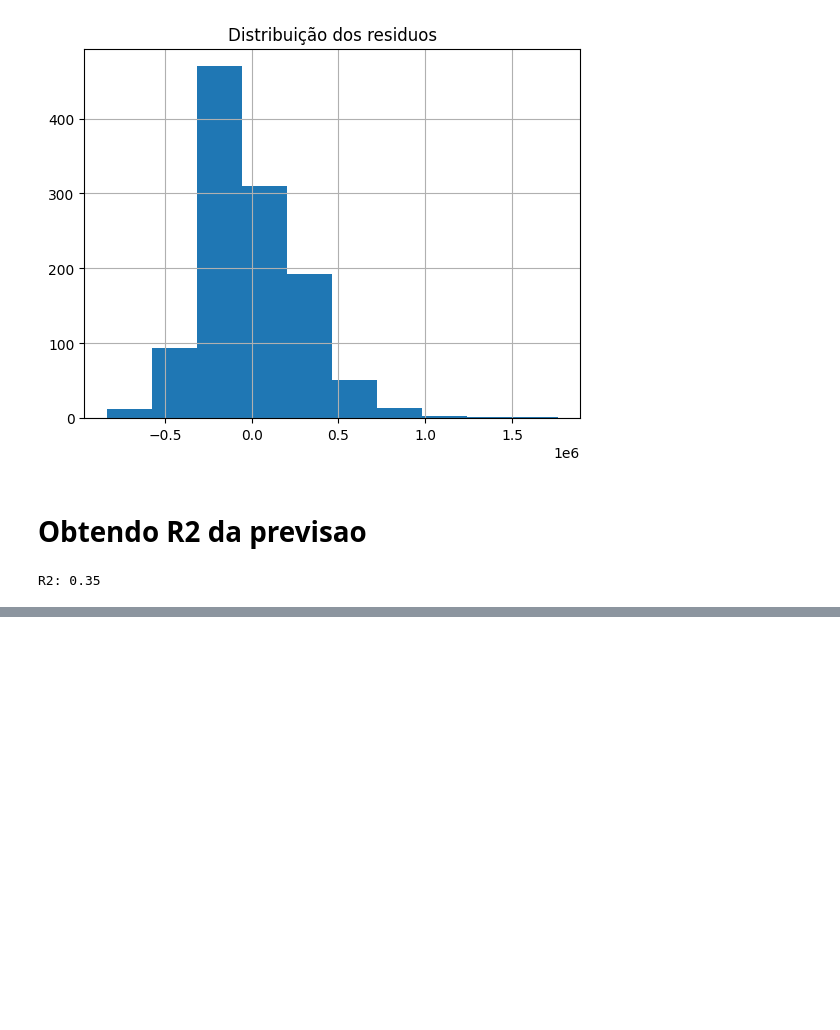
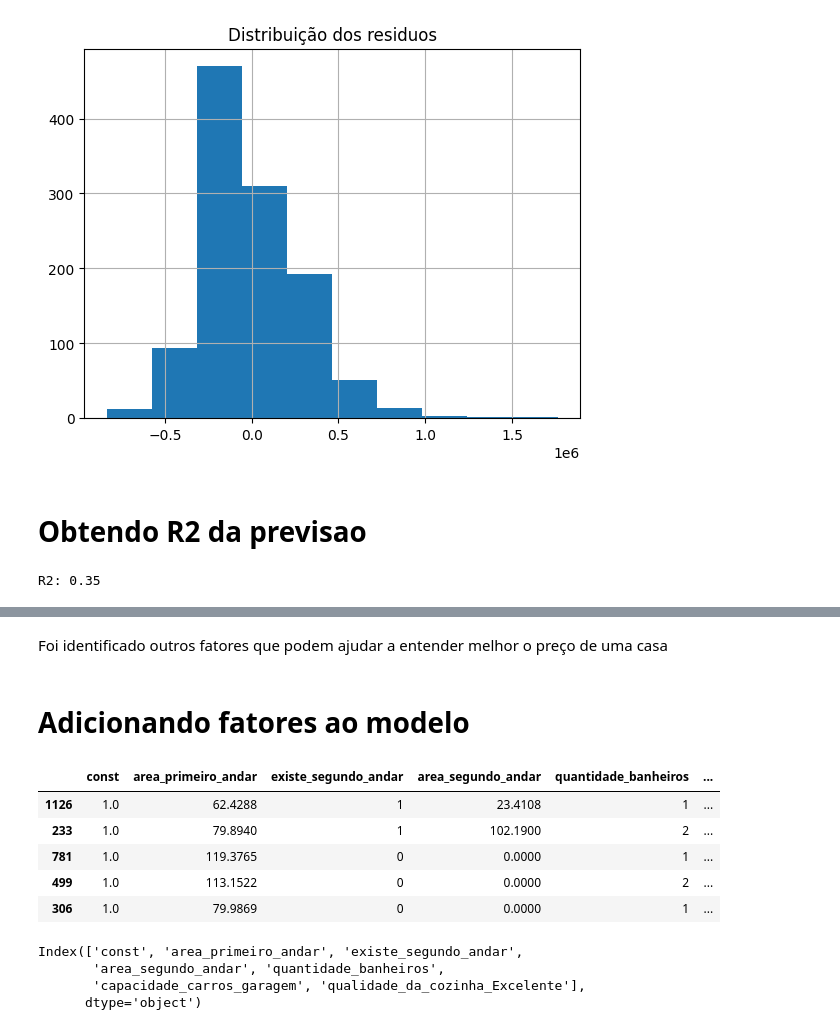
Before and after one commit to RafaelBernardinoDev/linear-regression-housing, a Jupyter notebook: house_price_prediction.ipynb, the cells around one changed output, grey strips where cells are left out. Drawn from its saved outputs; the diff is of its cells as text; code cells hidden in the pictures; blank space fills up the shorter version.

Commit message:
add new model train: Next update: Validation for model

```diff
--- a/house_price_prediction.ipynb
+++ b/house_price_prediction.ipynb
@@ -217,0 +237,24 @@ R2: 0.35
+# %% [markdown]
+Foi identificado outros fatores que podem ajudar a entender melhor o preço de uma casa
+# %% [markdown]
+# Adicionando fatores ao modelo
+# %%
+import statsmodels.api as sm
+
+# Adicionando constante
+x_train = sm.add_constant(x_train)
+x_train.head()
+# %% [output]
+|  | const | area_primeiro_andar | existe_segundo_andar | area_segundo_andar | quantidade_banheiros | ... |
+| 1126 | 1.0 | 62.4288 | 1 | 23.4108 | 1 | ... |
+| 233 | 1.0 | 79.8940 | 1 | 102.1900 | 2 | ... |
+| 781 | 1.0 | 119.3765 | 0 | 0.0000 | 1 | ... |
+| 499 | 1.0 | 113.1522 | 0 | 0.0000 | 2 | ... |
+| 306 | 1.0 | 79.9869 | 0 | 0.0000 | 1 | ... |
+# %%
+x_train.columns
+# %% [output]
+Index(['const', 'area_primeiro_andar', 'existe_segundo_andar',
+       'area_segundo_andar', 'quantidade_banheiros',
+       'capacidade_carros_garagem', 'qualidade_da_cozinha_Excelente'],
+      dtype='object')
```
Also changed, not shown: parts of 20 cells of this notebook.
